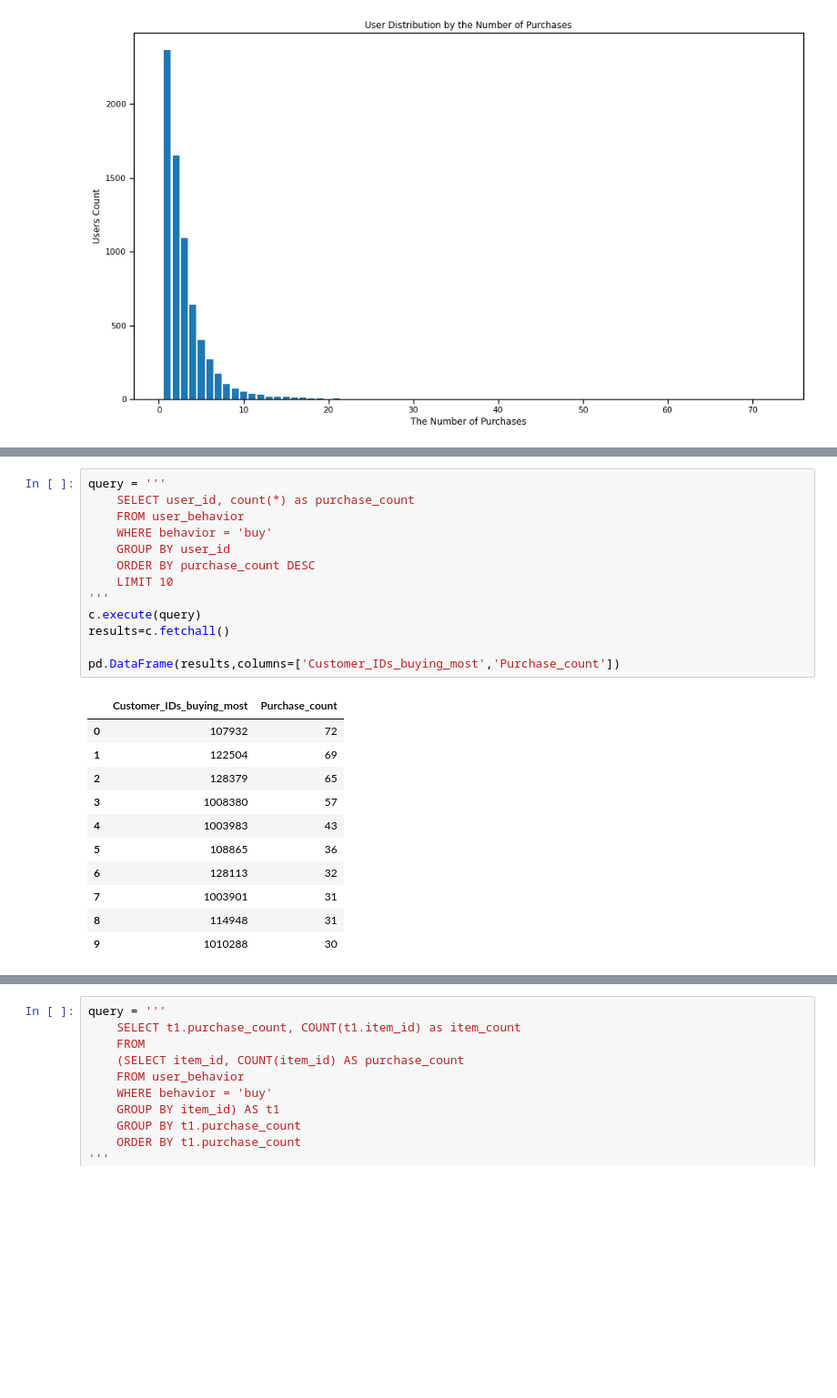
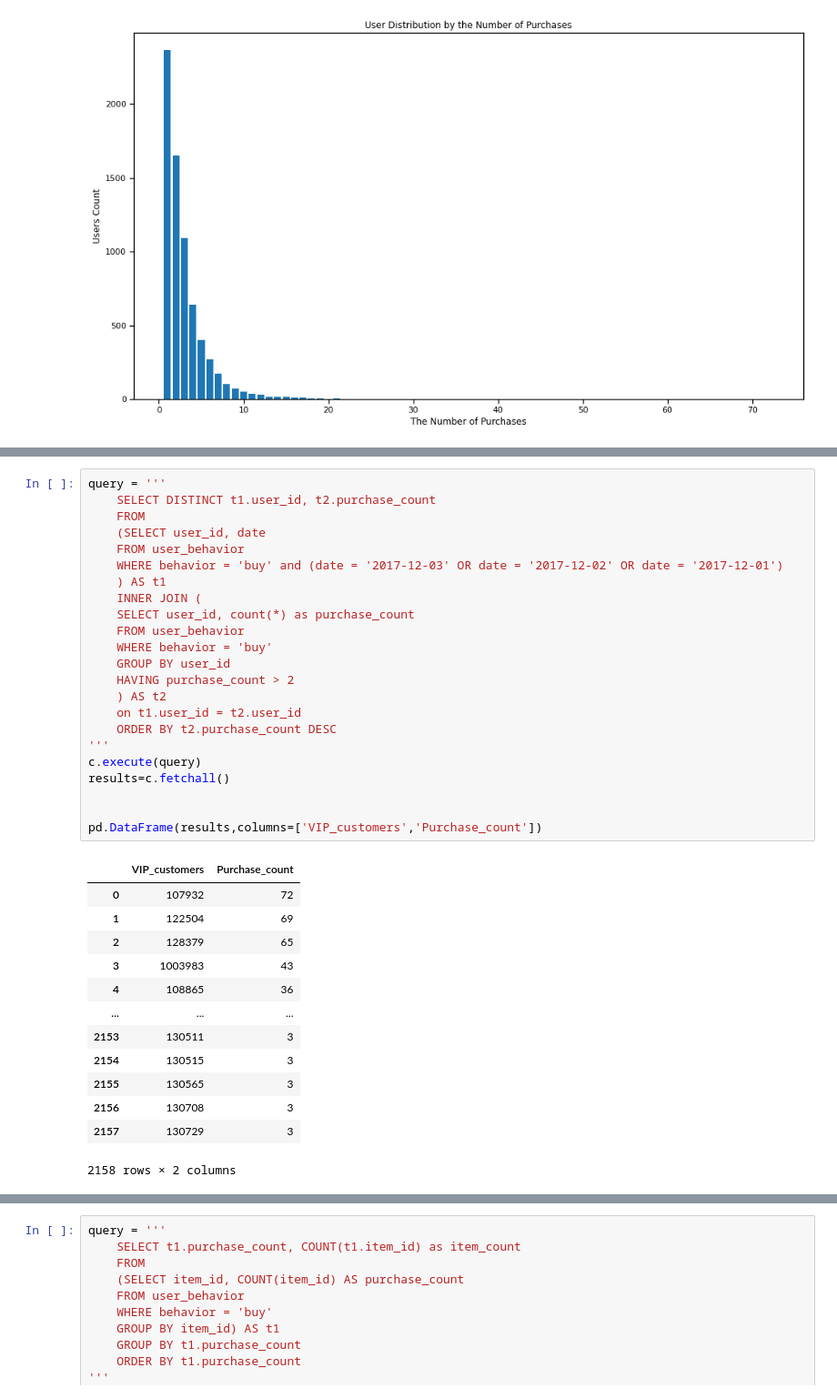
Before and after one commit to andrewzheng210/Customer_Behavior_Analytics_for_Ecommerce_Growth, a Jupyter notebook: User_Behavior_Analysis.ipynb, the cells around one changed output, grey strips where cells are left out. Shown at 91% size. Saved outputs shown, nothing was run; the diff lists cells and outputs as text; blank space fills up the shorter version.

Commit message:
Add customer segmentation part

```diff
--- a/User_Behavior_Analysisa.ipynb
+++ b/User_Behavior_Analysis.ipynb
@@ -441,27 +448,39 @@ plt.show()
 # %%
 query = '''
+    SELECT DISTINCT t1.user_id, t2.purchase_count
+    FROM
+    (SELECT user_id, date
+    FROM user_behavior
+    WHERE behavior = 'buy' and (date = '2017-12-03' OR date = '2017-12-02' OR date = '2017-12-01')
+    ) AS t1
+    INNER JOIN (
     SELECT user_id, count(*) as purchase_count
     FROM user_behavior
     WHERE behavior = 'buy'
     GROUP BY user_id
-    ORDER BY purchase_count DESC
-    LIMIT 10
+    HAVING purchase_count > 2
+    ) AS t2
+    on t1.user_id = t2.user_id
+    ORDER BY t2.purchase_count DESC
 '''
 c.execute(query)
 results=c.fetchall()
 
-pd.DataFrame(results,columns=['Customer_IDs_buying_most','Purchase_count'])
+
+pd.DataFrame(results,columns=['VIP_customers','Purchase_count'])
 # %% [output]
-|  | Customer_IDs_buying_most | Purchase_count |
+|  | VIP_customers | Purchase_count |
 | 0 | 107932 | 72 |
 | 1 | 122504 | 69 |
 | 2 | 128379 | 65 |
-| 3 | 1008380 | 57 |
-| 4 | 1003983 | 43 |
-| 5 | 108865 | 36 |
-| 6 | 128113 | 32 |
-| 7 | 1003901 | 31 |
-| 8 | 114948 | 31 |
-| 9 | 1010288 | 30 |
+| 3 | 1003983 | 43 |
+| 4 | 108865 | 36 |
+| ... | ... | ... |
+| 2153 | 130511 | 3 |
+| 2154 | 130515 | 3 |
+| 2155 | 130565 | 3 |
+| 2156 | 130708 | 3 |
+| 2157 | 130729 | 3 |
+2158 rows × 2 columns
 # %%
 query = '''
```
Also changed, not shown: parts of 7 cells of this notebook.
